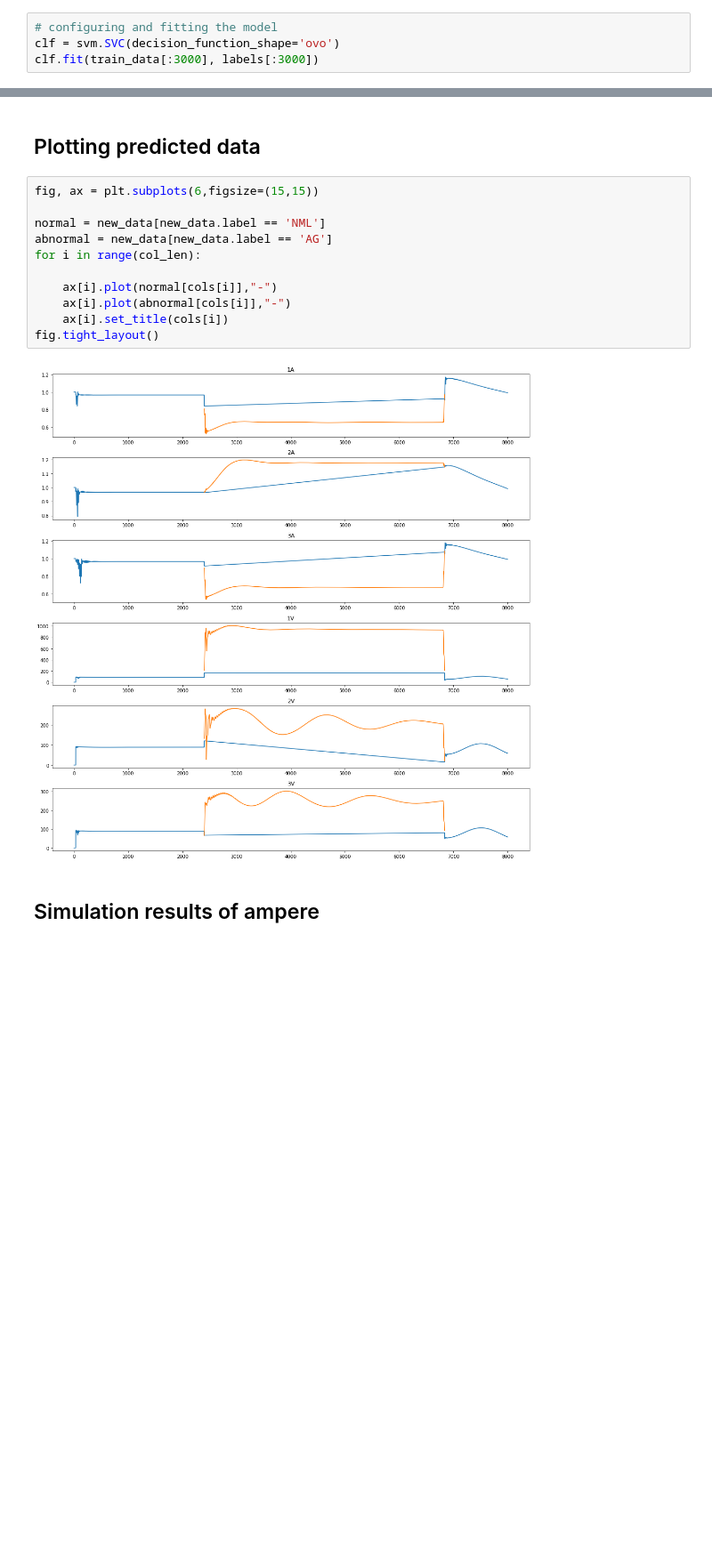
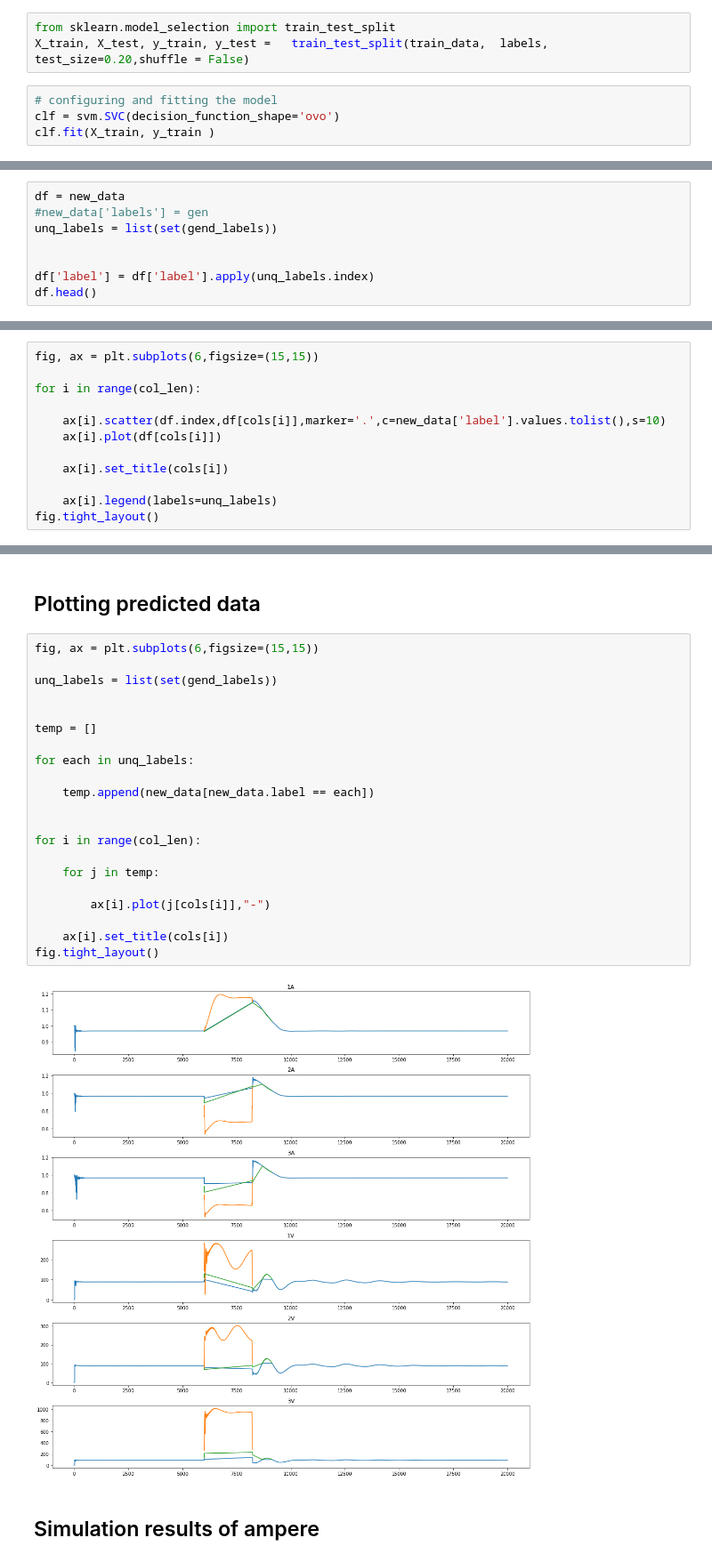
Before and after one commit to YugantM/PowerGrid, a Jupyter notebook: classifier.ipynb, the cells around one changed output, grey strips where cells are left out. Shown: that part at 89% size. Drawn from its saved outputs; the diff is of its cells as text; blank space fills up the shorter version.

```diff
--- a/classifier.ipynb
+++ b/classifier.ipynb
@@ -43,6 +63,9 @@ train_data = train_data.values.tolist()
+# %%
+from sklearn.model_selection import train_test_split
+X_train, X_test, y_train, y_test =   train_test_split(train_data,  labels, test_size=0.20,shuffle = False)
 # %%
 # configuring and fitting the model
 clf = svm.SVC(decision_function_shape='ovo')
-clf.fit(train_data[:3000], labels[:3000])
+clf.fit(X_train, y_train )
 # %% [output]
 SVC(decision_function_shape='ovo')
@@ -60,3 +87,11 @@ new_data['label'] = gend_labels
 # %%
 # changing column names because MatLab does not assign the column names
 new_data.columns = cols + ['label']
+# %%
+df = new_data
+#new_data['labels'] = gen
+unq_labels = list(set(gend_labels))
+
+
+df['label'] = df['label'].apply(unq_labels.index)
+df.head()
@@ -62,0 +109,12 @@ new_data.columns = cols + ['label']
+# %%
+fig, ax = plt.subplots(6,figsize=(15,15))
+
+for i in range(col_len):
+
+    ax[i].scatter(df.index,df[cols[i]],marker='.',c=new_data['label'].values.tolist(),s=10)
+    ax[i].plot(df[cols[i]])
+
+    ax[i].set_title(cols[i])
+
+    ax[i].legend(labels=unq_labels)
+fig.tight_layout()
@@ -65,16 +125,26 @@ new_data.columns = cols + ['label']
 # %%
 fig, ax = plt.subplots(6,figsize=(15,15))
 
-normal = new_data[new_data.label == 'NML']
-abnormal = new_data[new_data.label == 'AG']
+unq_labels = list(set(gend_labels))
+
+
+temp = []
+
+for each in unq_labels:
+
+    temp.append(new_data[new_data.label == each])
+
+
 for i in range(col_len):
 
-    ax[i].plot(normal[cols[i]],"-")
-    ax[i].plot(abnormal[cols[i]],"-")
+    for j in temp:
+
+        ax[i].plot(j[cols[i]],"-")
+
     ax[i].set_title(cols[i])
 fig.tight_layout()
 # %% [output]
-[figure, old version]
+[figure, new version]
 # %% [markdown]
 ## Simulation results of ampere
 # %% [markdown]
```
Also changed, not shown: parts of 8 cells of this notebook, 17 other files.
